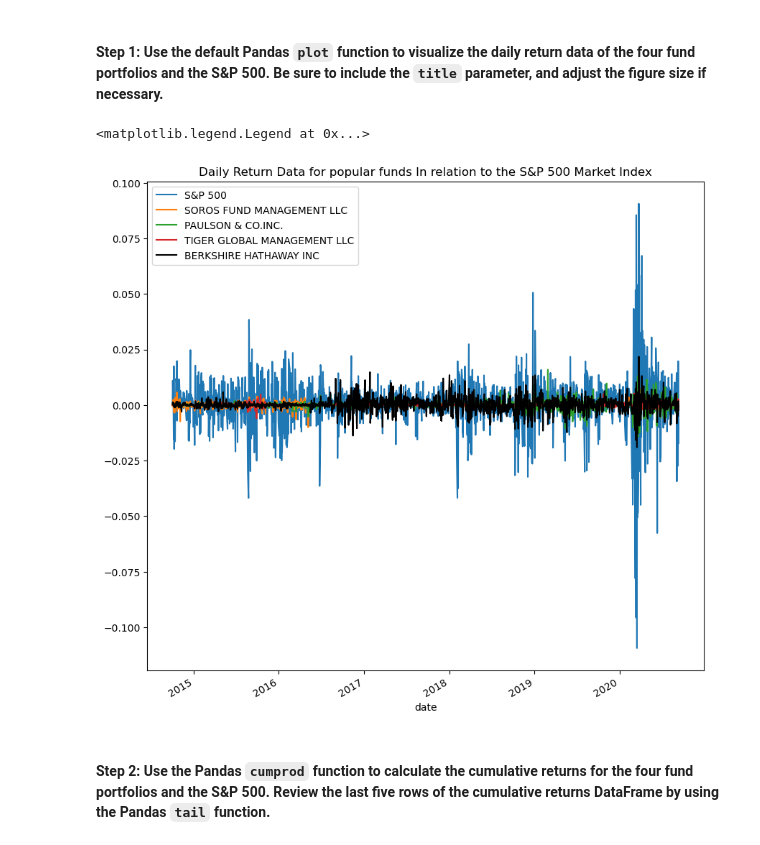
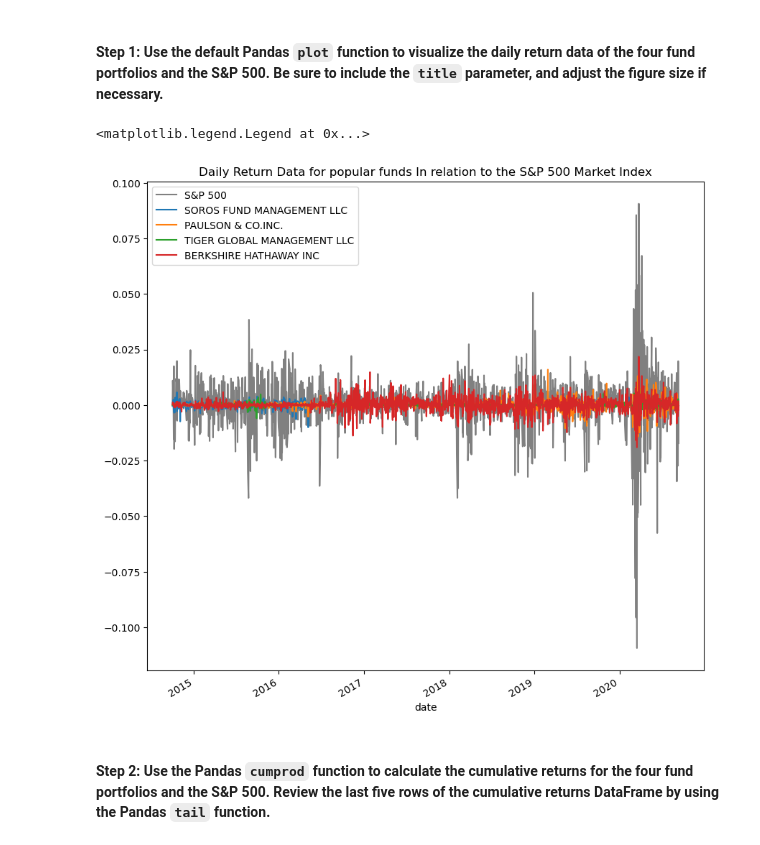
Before and after one commit to najibabounasr/Berkley-Bootcamp---Risk-Return-Analysis-Program, a Jupyter notebook: risk_return_analysis.ipynb, the cells around one changed output. Drawn from its saved outputs; the diff is of its cells as text; code cells hidden in the pictures.

```diff
--- a/risk_return_analysis.ipynb
+++ b/risk_return_analysis.ipynb
@@ -132,10 +132,9 @@ whale_navs_df.head()
 # %%
 # Prepare for the analysis by converting the dataframe of NAVs and prices to daily returns
 # Drop any rows with all missing values
-whale_navs_daily_returns = whale_navs_df.pct_change().dropna()
+whale_navs_df = whale_navs_daily_returns.pct_change().dropna()
 
 # Review the first five rows of the daily returns DataFrame.
-
 whale_navs_daily_returns.head()
 # %% [output]
 |  | SOROS FUND MANAGEMENT LLC | PAULSON & CO.INC. | TIGER GLOBAL MANAGEMENT LLC | BERKSHIRE HATHAWAY INC | S&P 500 |
@@ -160,16 +159,16 @@ Analyze the data to determine if any of the portfolios outperform the broader st
 # %%
 # Plot the daily return data of the 4 funds and the S&P 500
 # Inclue a title parameter and adjust the figure size
-ax = whale_navs_daily_returns['S&P 500'].plot(figsize=(10,10), title="Daily Return Data for popular funds In relation to the S&P 500 Market Index",legend=True,kind='line')
+ax = whale_navs_daily_returns['S&P 500'].plot(color='grey',figsize=(10,10), title="Daily Return Data for popular funds In relation to the S&P 500 Market Index",legend=True,kind='line')
 whale_navs_daily_returns['SOROS FUND MANAGEMENT LLC'].plot(ax=ax)
 whale_navs_daily_returns['PAULSON & CO.INC.'].plot(ax=ax)
 whale_navs_daily_returns['TIGER GLOBAL MANAGEMENT LLC'].plot(ax=ax)
-whale_navs_daily_returns['BERKSHIRE HATHAWAY INC'].plot(ax=ax,color='black')
+whale_navs_daily_returns['BERKSHIRE HATHAWAY INC'].plot(ax=ax)
 
 ax.legend(["S&P 500","SOROS FUND MANAGEMENT LLC","PAULSON & CO.INC.","TIGER GLOBAL MANAGEMENT LLC",'BERKSHIRE HATHAWAY INC'])
 # %% [output]
 <matplotlib.legend.Legend at 0x...>
-[figure, old version]
+[figure, new version]
 # %% [markdown]
 #### Step 2: Use the Pandas `cumprod` function to calculate the cumulative returns for the four fund portfolios and the S&P 500. Review the last five rows of the cumulative returns DataFrame by using the Pandas `tail` function.
 # %%
```
Also changed, not shown: parts of 16 cells of this notebook.
